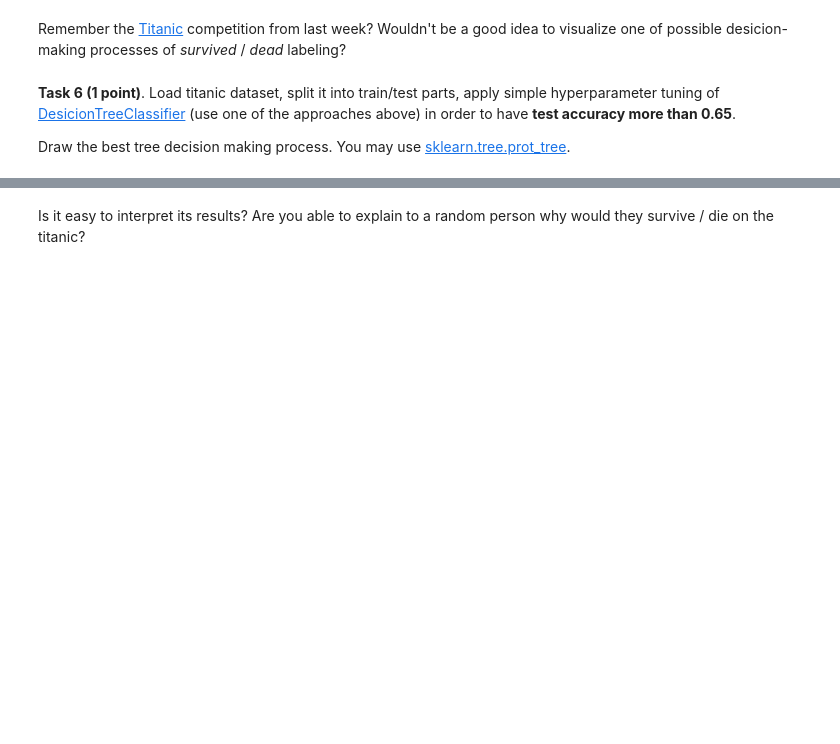
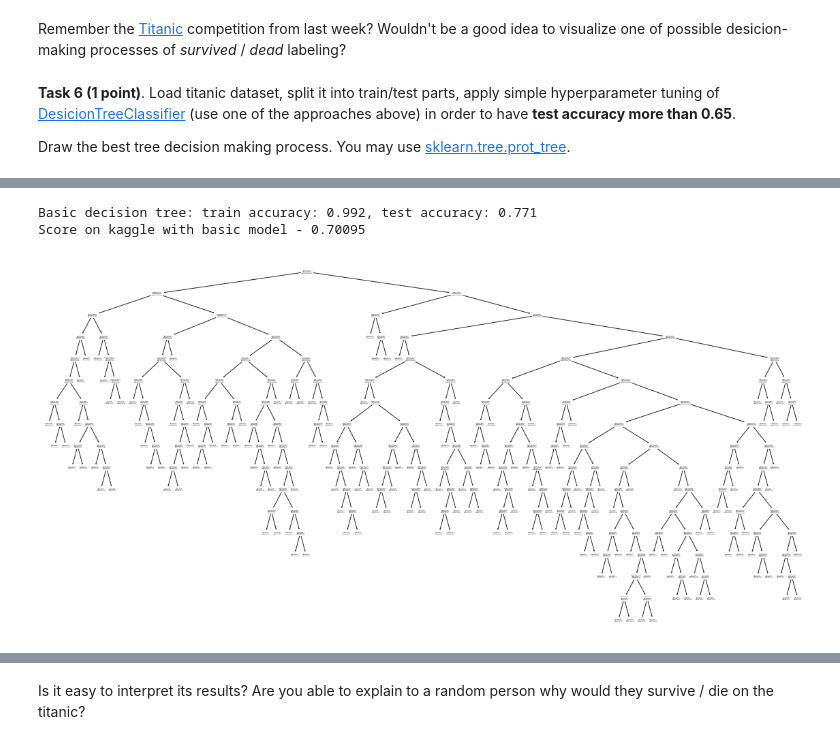
Before and after one commit to OksanaZaitseva/rsschool, a Jupyter notebook: 7_trees_and_ensembles/rf_classifier_final.ipynb, the cells around one changed output, grey strips where cells are left out. Cells and saved outputs as stored; diff of their text form; code cells hidden in the pictures; blank space fills up the shorter version.

```diff
--- a/7_trees_and_ensembles/rf_classifier_final.ipynb
+++ b/7_trees_and_ensembles/rf_classifier_final.ipynb
@@ -616,0 +781,8 @@ from sklearn.tree import DecisionTreeClassifier
+# %%
+from sklearn.tree import DecisionTreeClassifier
+from sklearn.preprocessing import OneHotEncoder, OrdinalEncoder, LabelEncoder
+
+# your code here
+PATH = "./titanic/"
+data = pd.read_csv(os.path.join(PATH, 'train.csv')).set_index('PassengerId')
+test_data = pd.read_csv(os.path.join(PATH, 'test.csv')).set_index('PassengerId')
@@ -616,0 +793,10 @@ from sklearn.tree import DecisionTreeClassifier
+# %%
+def cabin_ticket_preproc(data):
+    data['Cabin'] = data['Cabin'].apply(lambda x: str(x)[0])
+    data.loc[data['Cabin']=='n', 'Cabin'] = np.nan
+
+    data['Ticket'] = data['Ticket'].apply(lambda x: str(x).split()[0])
+    data.loc[data['Ticket'].apply(lambda x: x.isdigit()), 'Ticket'] = 'digit'
+    data['Ticket'] = data['Ticket'].apply(lambda x: x.replace('/', '').replace('.', ''))
+    data.loc[data['Ticket']=='nan', 'Ticket'] = np.nan
+    return data
@@ -616,0 +849,22 @@ from sklearn.tree import DecisionTreeClassifier
+# %%
+clf = DecisionTreeClassifier(random_state=RANDOM_STATE)
+clf.fit(X_train, y_train)
+
+acc_train = accuracy_score(y_train, clf.predict(X_train))
+acc_test = accuracy_score(y_test, clf.predict(X_test))
+
+
+y_prob = clf.predict(test_set_prep)
+pd.DataFrame(y_prob, columns=['Survived'], index=test_data.index).to_csv('submission_basic.csv')
+print(f'Basic decision tree: train accuracy: {acc_train:.3f}, test accuracy: {acc_test:.3f}')
+print('Score on kaggle with basic model - 0.70095')
+# %% [output]
+Basic decision tree: train accuracy: 0.992, test accuracy: 0.771
+Score on kaggle with basic model - 0.70095
+# %%
+plt.figure(figsize=(20, 10))
+from sklearn import tree
+tree.plot_tree(clf, feature_names=X_train.columns)
+plt.show()
+# %% [output]
+[figure, added]
```
Also changed, not shown: parts of 50 cells of this notebook.
